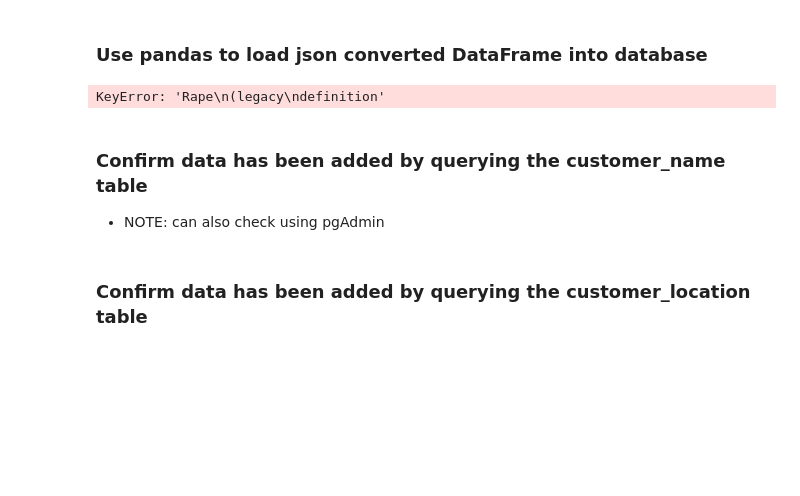
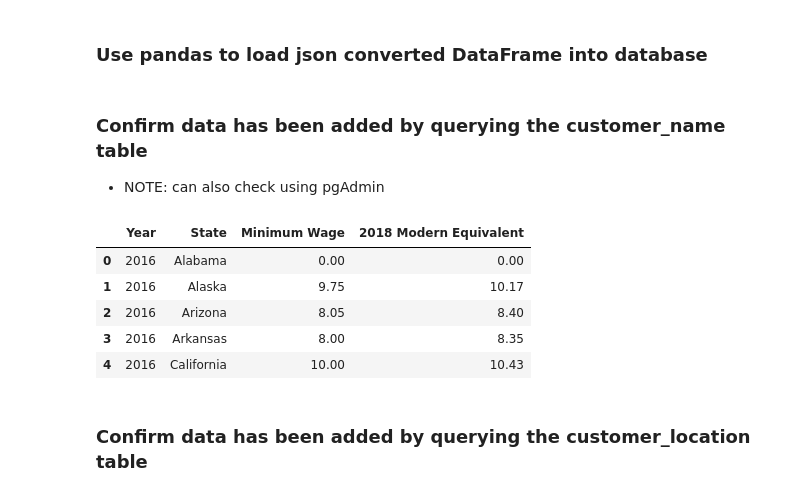
Before and after one commit to pprasitanond/ETL-challenge, a Jupyter notebook: ETL-challenege.ipynb, the cells around one changed output. Drawn from its saved outputs; the diff is of its cells as text; code cells hidden in the pictures; blank space fills up the shorter version.

```diff
--- a/ETL-challenege.ipynb
+++ b/ETL-challenege.ipynb
@@ -105,14 +106,19 @@ new_min_df.to_sql(name='minimum wage', con=engine, if_exists='append', index=Fal
 # %% [markdown]
 ### Use pandas to load json converted DataFrame into database
 # %%
-crime_data_df.to_sql(name='crime data', con=engine, if_exists='append', index=False)
+crime_data_df.to_sql(name='crime_data', con=engine, if_exists='append', index=False)
-# %% [output]
-KeyError: 'Rape\n(legacy\ndefinition'
 # %% [markdown]
 ### Confirm data has been added by querying the customer_name table
 * NOTE: can also check using pgAdmin
 # %%
-pd.read_sql_query('select * from customer_name', con=engine).head()
+pd.read_sql_query('select * from minimum_wage', con=engine).head()
+# %% [output]
+|  | Year | State | Minimum Wage | 2018 Modern Equivalent |
+| 0 | 2016 | Alabama | 0.00 | 0.00 |
+| 1 | 2016 | Alaska | 9.75 | 10.17 |
+| 2 | 2016 | Arizona | 8.05 | 8.40 |
+| 3 | 2016 | Arkansas | 8.00 | 8.35 |
+| 4 | 2016 | California | 10.00 | 10.43 |
 # %% [markdown]
 ### Confirm data has been added by querying the customer_location table
 # %%
```
Also changed, not shown: parts of 3 cells of this notebook, 1 other file.
